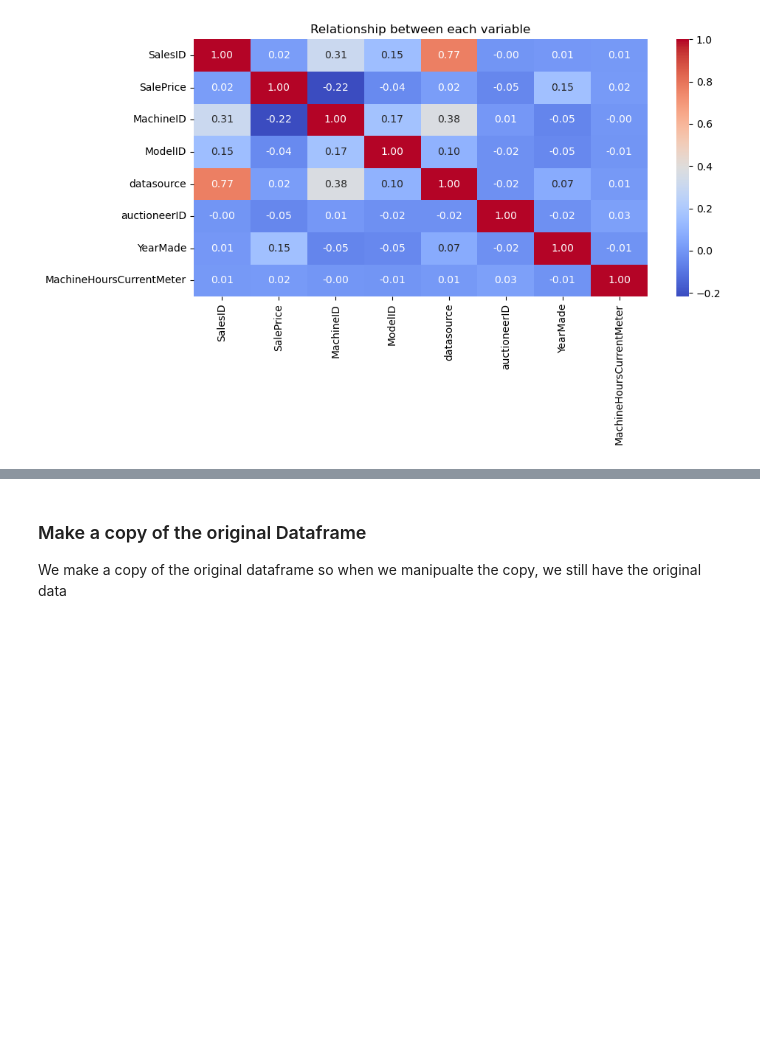
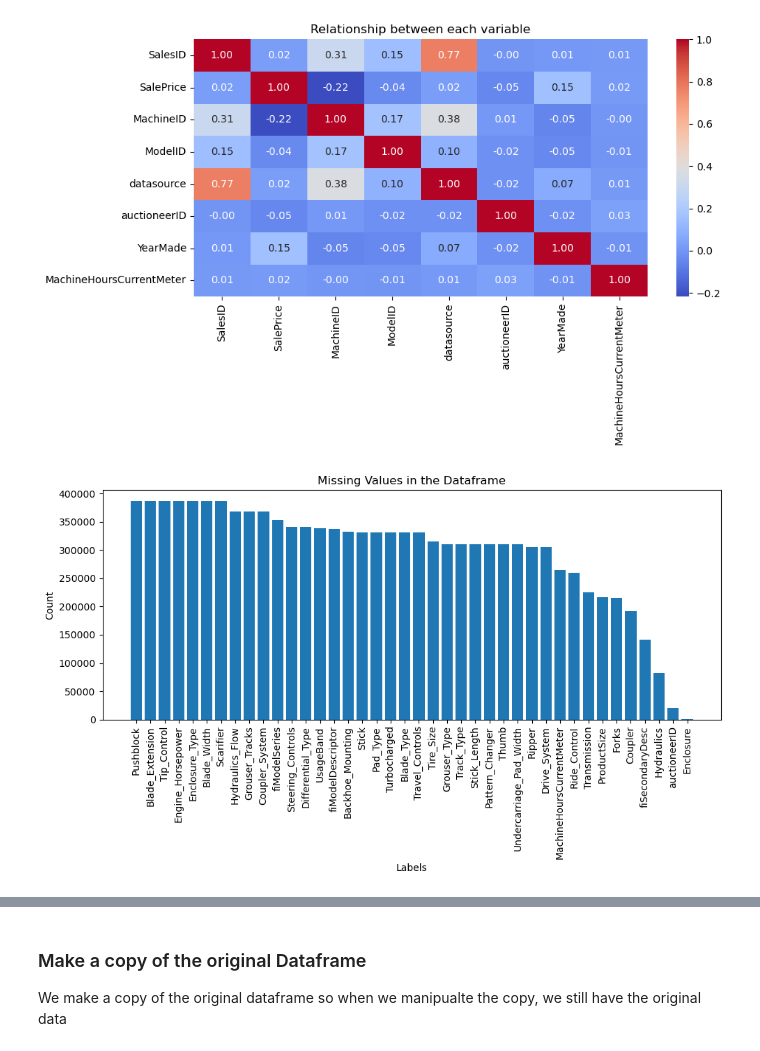
Before and after one commit to axellee1994/Bluebook_Bulldozer_Price_Regression, a Jupyter notebook: end-to-end-bluebook-bulldozer-price-regression.ipynb, the cells around one changed output, grey strips where cells are left out. Saved outputs shown, nothing was run; the diff lists cells and outputs as text; code cells hidden in the pictures; blank space fills up the shorter version.

```diff
--- a/end-to-end-bluebook-bulldozer-price-regression.ipynb
+++ b/end-to-end-bluebook-bulldozer-price-regression.ipynb
@@ -265,3 +265,18 @@ plt.tight_layout()
 plt.show()
 # %% [output]
 [figure]
+# %%
+# Check Missing Values
+
+missing = df.isnull().sum()
+missing = missing[missing > 0].sort_values(ascending=False)
+fig, ax = plt.subplots(figsize=(10,6))
+ax = plt.bar(missing.index,missing.values)
+plt.title("Missing Values in the Dataframe")
+plt.xlabel("Labels")
+plt.ylabel("Count")
+plt.xticks(rotation=90)
+plt.tight_layout()
+plt.show()
+# %% [output]
+[figure, added]
```
Also changed, not shown: parts of 5 cells of this notebook.
